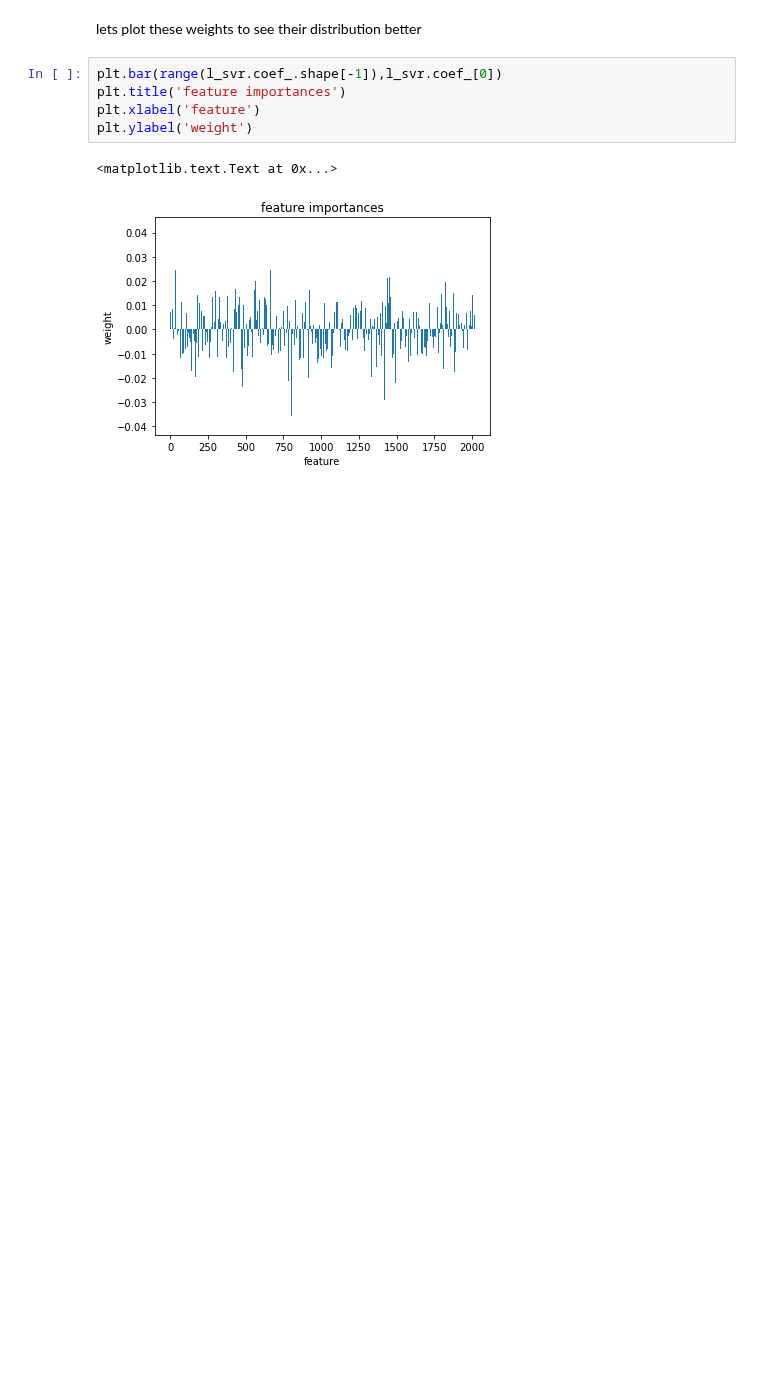
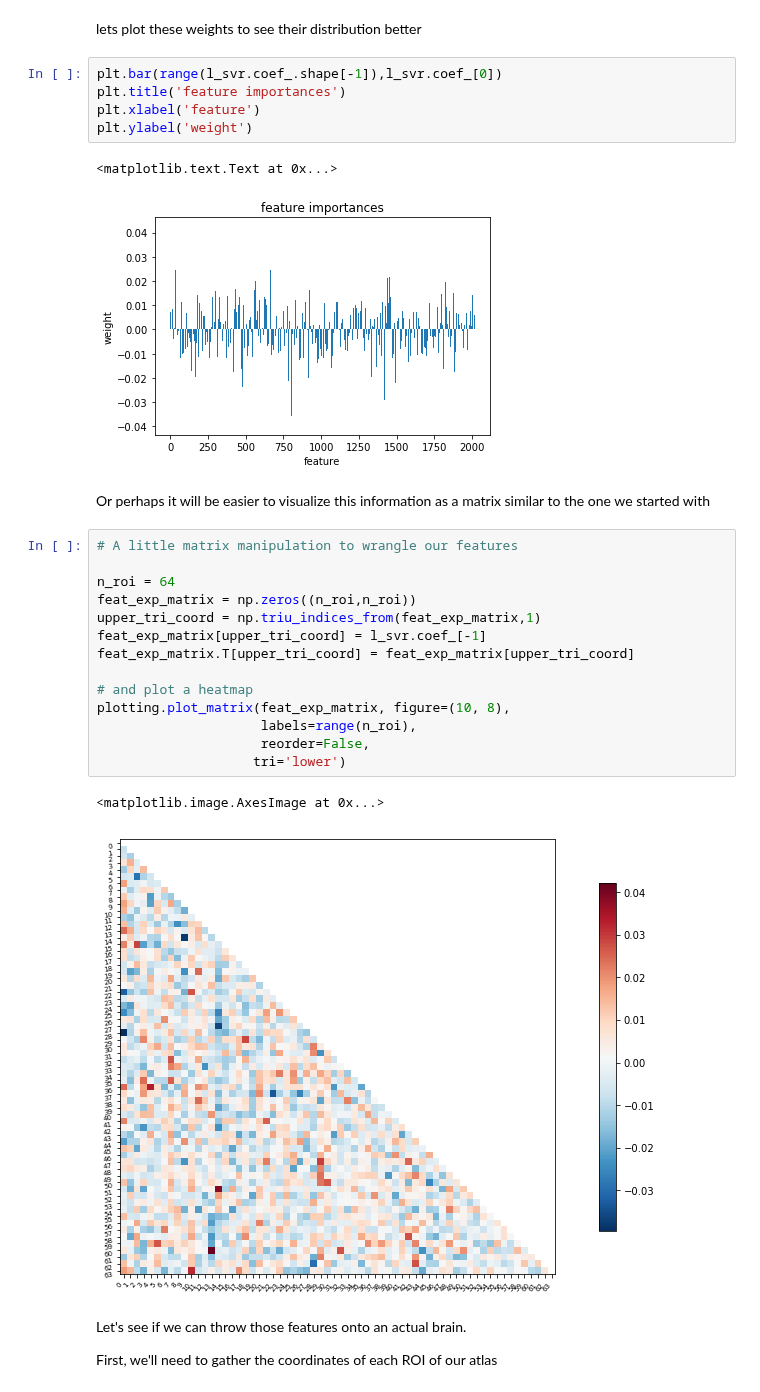
Before and after one commit to illdopejake/RS2018_Nilearn_tutorial, a Jupyter notebook: Nilearn_tutorial_2018.ipynb, the cells around one changed output. Cells and saved outputs as stored; diff of their text form; blank space fills up the shorter version.

```diff
--- a/Nilearn_tutorial_2018.ipynb
+++ b/Nilearn_tutorial_2018.ipynb
@@ -854,3 +854,26 @@ plt.ylabel('weight')
 # %% [output]
 <matplotlib.text.Text at 0x...>
 [figure]
+# %% [markdown]
+Or perhaps it will be easier to visualize this information as a matrix similar to the one we started with
+# %%
+# A little matrix manipulation to wrangle our features
+
+n_roi = 64
+feat_exp_matrix = np.zeros((n_roi,n_roi))
+upper_tri_coord = np.triu_indices_from(feat_exp_matrix,1)
+feat_exp_matrix[upper_tri_coord] = l_svr.coef_[-1]
+feat_exp_matrix.T[upper_tri_coord] = feat_exp_matrix[upper_tri_coord]
+
+# and plot a heatmap
+plotting.plot_matrix(feat_exp_matrix, figure=(10, 8),
+                     labels=range(n_roi),
+                     reorder=False,
+                    tri='lower')
+# %% [output]
+<matplotlib.image.AxesImage at 0x...>
+[figure, added]
+# %% [markdown]
+Let's see if we can throw those features onto an actual brain.
+
+First, we'll need to gather the coordinates of each ROI of our atlas
```
Also changed, not shown: parts of 5 cells of this notebook, 1 other file.
